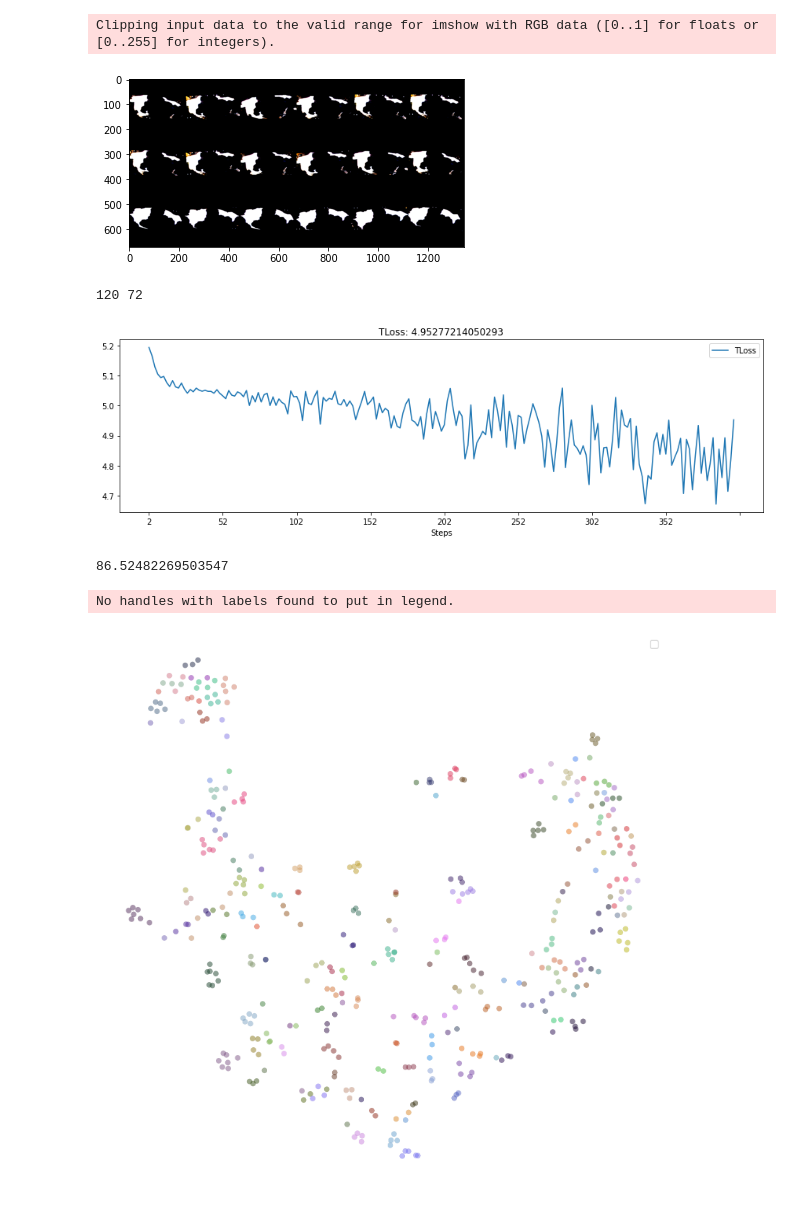
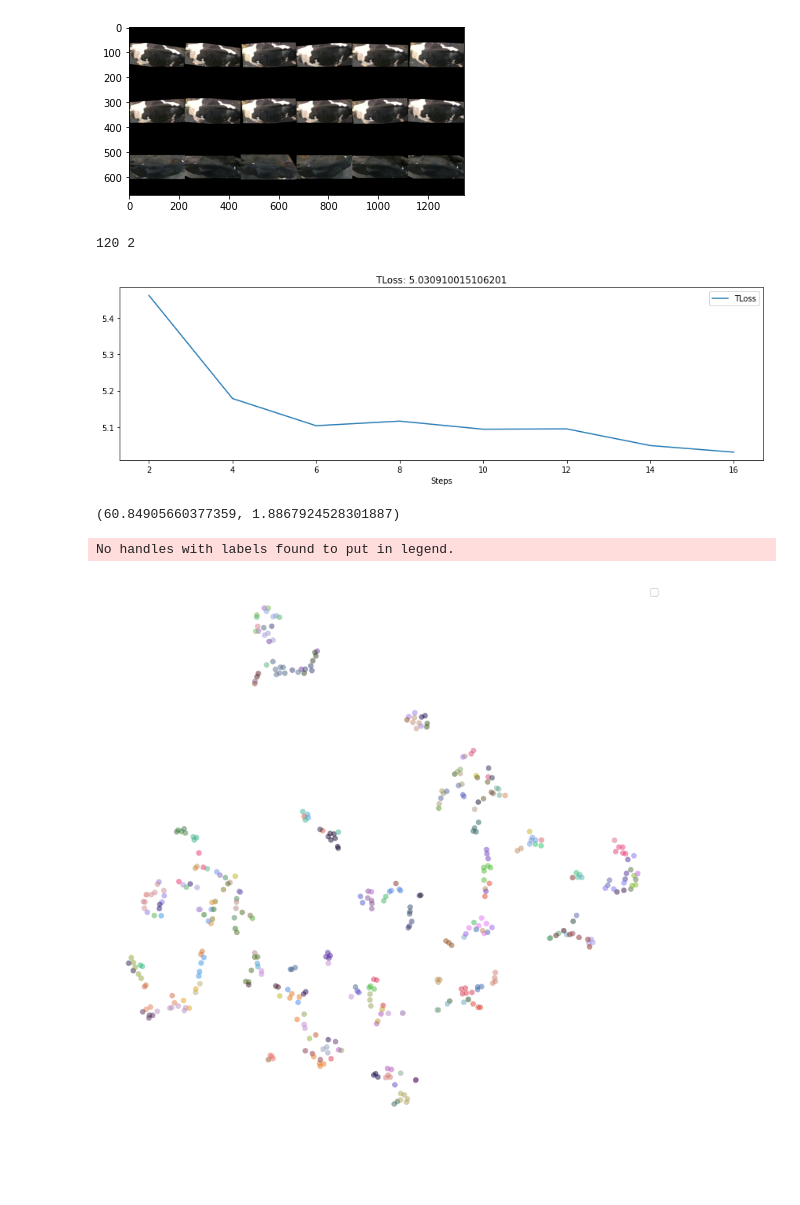
Before and after one commit to Asheeshkrsharma/Identification-OpenCows, a Jupyter notebook: tracklet.ipynb, the cells around one changed output. Cells and saved outputs as stored; diff of their text form; code cells hidden in the pictures; blank space fills up the shorter version.

```diff
--- a/tracklet.ipynb
+++ b/tracklet.ipynb
@@ -287,7 +166,7 @@ trainingDataset = OpenSetCows2021TrackLet(
     "/content/datasets/OpenSetCows2021",
     "utils/opencowsTracklets.json",
     maxSequenceLength=6,
-    transform=True,
+    transform=False,
 )
 
 # Test
@@ -306,9 +185,8 @@ plt.imshow(compose([compose(anc, 1), compose(pos, 1), compose(neg, 1)], 0))
 plt.show()
 print(positiveLabel, negativeLabel)
 # %% [output]
+[figure, new version]
-Clipping input data to the valid range for imshow with RGB data ([0..1] for floats or [0..255] for integers).
+120 2
-[figure, old version]
-120 72
 # %%
 import torch.nn.functional as F
 
@@ -338,8 +216,8 @@ class RTLSL(nn.Module):
 trainingDataset = OpenSetCows2021TrackLet(
     "/content/datasets/OpenSetCows2021",
     "utils/opencowsTracklets.json",
-    maxSequenceLength=5,
-    transform=True,
+    maxSequenceLength=7,
+    transform=False,
 )
 
 # Get the device, prefer Cuda over CPU
@@ -356,15 +234,18 @@ model.to(device)
 
 # optimiser = optim.SGD(model.parameters(), momentum=0.9, lr=1e-2, weight_decay=1e-7)
 
+# We will use cross entropy loss for the training
+# lossFN = RTLSL()
+
 # Proposed parameters
 trainingDataLoader = DataLoader(
-    trainingDataset, batch_size=10, num_workers=1, shuffle=True
+    trainingDataset, batch_size=5, num_workers=1, shuffle=True
 )
 
 optimiser = optim.SGD(model.parameters(), momentum=0.9, lr=1e-2, weight_decay=1e-4)
 
 # We will use cross entropy loss for the training
-lossFN = RTLSL()
+lossFN = RTLSL(0.06)
 
 loss, numEpochs = 0, 400
 
@@ -390,34 +271,34 @@ with tqdm(range(numEpochs), desc="Training epochs", position=0) as pbar:
         positiveLabel, negativeLabel = (
             positiveLabel.view(len(positiveLabel)).to(device),
             negativeLabel.view(len(negativeLabel)).to(device),
         )
 
         # Calculate loss and Back propagate
         def backPropagate():
             optimiser.zero_grad()
             negativeEMBD, anchorEMBD, positiveEMBD, labels = model(
                 anchor, negatives, positives
             )
             loss = lossFN(
                 negativeEMBD, anchorEMBD,
                 positiveEMBD, labels,
                 torch.cat((positiveLabel, positiveLabel, negativeLabel), dim=0),
             )
             loss.backward()
             return loss
 
         loss = optimiser.step(backPropagate)
         # Every second iteration, calculate model accuracy, evaluate the loss
         # function on the test dataset. Save the experiment history
         if epoch % 2 == 0 and epoch > 0:
             history.log(epoch, TLoss=loss.data)
             model.train()
             with canvas:
                 canvas.draw_plot([history["TLoss"]])
         pbar.update()
     pbar.refresh()
 # %% [output]
-[figure, old version]
+[figure, new version]
 # %%
 modelPrefix = 'LRCNN'
 torch.save(model.state_dict(), f"./models/{modelPrefix}.pth")
@@ -502,12 +377,24 @@ reduction = tSNE.fit_transform(lstmEmbeddings)
-# %%
-KNN = KNeighborsClassifier(n_neighbors=2, n_jobs=-4)
-KNN.fit(reduction[1:], trackletLabels)
-predictions = KNN.predict(reduction[1:])
-correct = (predictions == trackletLabels)
-accuracy = float(numpy.count_nonzero(correct)) / (len(trackletLabels) - 1)
-accuracy * 100
-# %% [output]
-86.52482269503547
+# %%
+from sklearn.manifold import TSNE
+from sklearn.neighbors import KNeighborsClassifier
+from sklearn.mixture import GaussianMixture
+import numpy
+
+accuracy = lambda p, l:  numpy.mean(p.ravel() == l.ravel()) * 100
+
+KNN = KNeighborsClassifier(n_neighbors=5, n_jobs=-4)
+KNN.fit(lstmEmbeddings[1:], trackletLabels)
+
+# Since we have class labels for the training data, we can
+# initialize the GMM parameters in a supervised manner.
+classifier = GaussianMixture(n_components=155)
+classifier.means_ = numpy.array([lstmEmbeddings[1:][trackletLabels == i].mean(axis=0) for i in range(154)])
+# Train the other parameters using the EM algorithm.
+classifier.fit(lstmEmbeddings[1:])
+
+accuracy(KNN.predict(lstmEmbeddings[1:]), trackletLabels), accuracy(classifier.predict(lstmEmbeddings[1:]), trackletLabels)
+# %% [output]
+(60.84905660377359, 1.8867924528301887)
 # %%
 def get_cmap(n, name='hsv'):
   '''Returns a function that maps each index in 0, 1, ..., n-1 to a distinct
@@ -515,6 +402,10 @@ def get_cmap(n, name='hsv'):
   return plt.cm.get_cmap(name, n)
 # %%
 import matplotlib.pyplot as plt
+
+# perplexity mentioned in the paper is 30, rest arguments are mentioned as useful defaults
+tSNE = TSNE(n_components=2, learning_rate='auto', perplexity=8, init='pca')
+reduction = tSNE.fit_transform(lstmEmbeddings[1:])
 
 d1 = ["#572023","#4ebd32","#4a219c","#89b925","#753ec2","#28c769","#be59e0","#4ea530","#7f6df3","#c2b41d","#261374","#4ab252","#b651c0","#75ba56","#5256c5","#e6a01e","#8479e6","#8da435","#693a99","#2e7c23","#ee2e6f","#51b469","#2a0f52","#bd9c2a","#5488e3","#eb791c","#5790d3","#e04723","#38b5bc","#de364f","#49b87f","#de477a","#38b18b","#d74236","#4bb9a6","#a72544","#3e7e3c","#ca83de","#84a550","#4e2875","#da8829","#5e60af","#c5a54b","#150830","#db8c43","#38417b","#ba5d1f","#46a1cc","#8e2615","#5fa5b9","#d16a43","#1e2647","#d59e60","#2d1946","#87ab69","#89529a","#586b19","#ac91da","#917a1e","#88a1d6","#8f4d1b","#556497","#d98955","#324260","#aea257","#522d5a","#74b790","#d76166","#448958","#cf6589","#1c451d","#d96c7e","#1c432c","#d05d50","#57988c","#7c2e24","#7ea78b","#431626","#b6ac74","#7e5686","#3e571d","#ba8fc2","#846625","#9199be","#3a3415","#d1868e","#3c7659","#8d3a4e","#276361","#d17e68","#4a6785","#c18c63","#596e46","#b68285","#6d4920","#9ea67e","#673a27","#c18f77","#827b46","#7a6447"]
 d2 = ["#904d2f","#975deb","#47bd3b","#381793","#7cb827","#8c29ae","#bab71b","#594bcc","#559829","#e56ef1","#3db960","#b65ada","#7eb453","#532c9e","#b0a42b","#7673f1","#d99227","#280f6f","#31ba7f","#b24dbc","#4c6f1c","#4483f2","#e9751b","#3295e9","#e54021","#3ba7e5","#d3282c","#36b393","#e63d7a","#56a06c","#0f0047","#aba745","#1c0b53","#72a662","#7441a4","#867718","#9b7ae5","#98a051","#5061c2","#cb5021","#6889e5","#d37334","#423b8d","#cb8e3f","#381c64","#be9353","#180632","#e07c52","#3566aa","#dc533e","#3eadc8","#dc3748","#52b4b6","#de365a","#335f26","#d686ea","#30401f","#9e65c3","#a39b64","#301146","#6cab96","#912917","#6e98de","#92541d","#a492e5","#675623","#7565b4","#83976d","#6d307b","#356c58","#c64461","#347b81","#ec726b","#0e0d2c","#d19471","#231a40","#bd4c41","#67a0cf","#822a29","#7ea5c4","#290211","#c386d2","#53221d","#9e9bd6","#3f1926","#b597c6","#242d4b","#d2786f","#343a71","#af9677","#522d5a","#d4798b","#344b69","#8a354a","#436393","#79573e","#8164a3","#b68285","#5c7090","#825989"]
@@ -524,7 +415,7 @@ faceColors = [colors[int(label)] for label in trackletLabels]
 # faceColors = [colors(int(label)) for label in predictions]
 plt.rcParams["figure.figsize"] = (10, 10)
 fig, ax = plt.subplots(1, dpi=200)
-plt.scatter(reduction[1:][:, 0], reduction[1:][:, 1], s=30, alpha=0.5, edgecolor="#262626", linewidth=0.02, facecolor=faceColors)
+plt.scatter(reduction[:, 0], reduction[:, 1], s=30, alpha=0.5, edgecolor="#262626", linewidth=0.02, facecolor=faceColors)
 # Viz tweaks https://olgabotvinnik.com/blog/prettyplotlib-painlessly-create-beautiful-matplotlib
 [ax.spines[spine].set_visible(False) for spine in ["top", "right", "bottom", "left"]]
 ax.axes.get_xaxis().set_ticks([])
@@ -534,7 +425,7 @@ ax.legend()
 plt.show()
 # %% [output]
 No handles with labels found to put in legend.
-[figure, old version]
+[figure, new version]
 # %%
 # TODOs
 # [1] Support triplets
```
Also changed, not shown: parts of 6 cells of this notebook.
